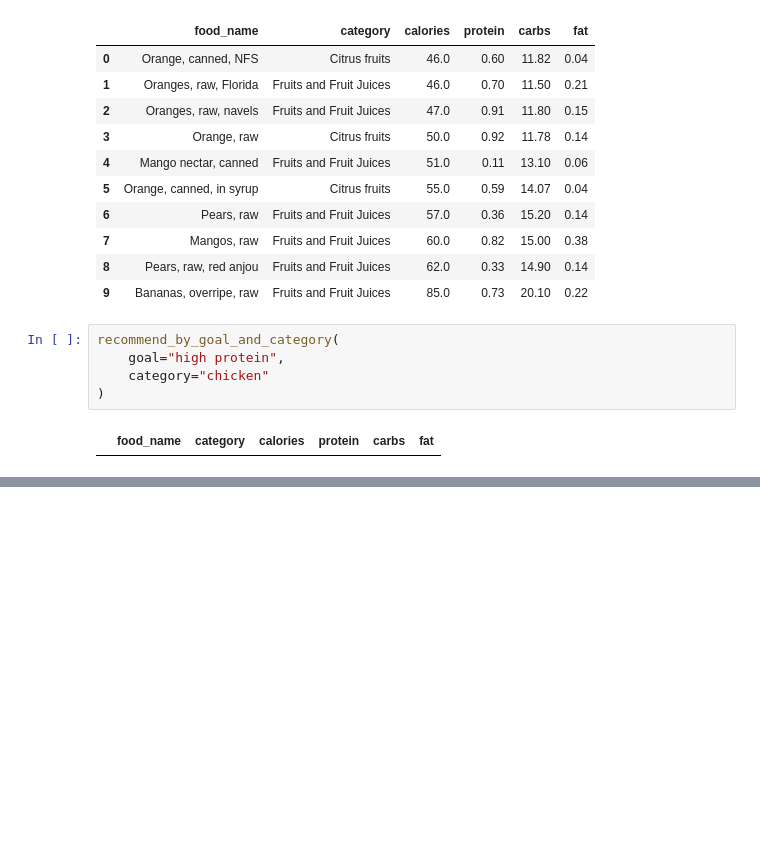
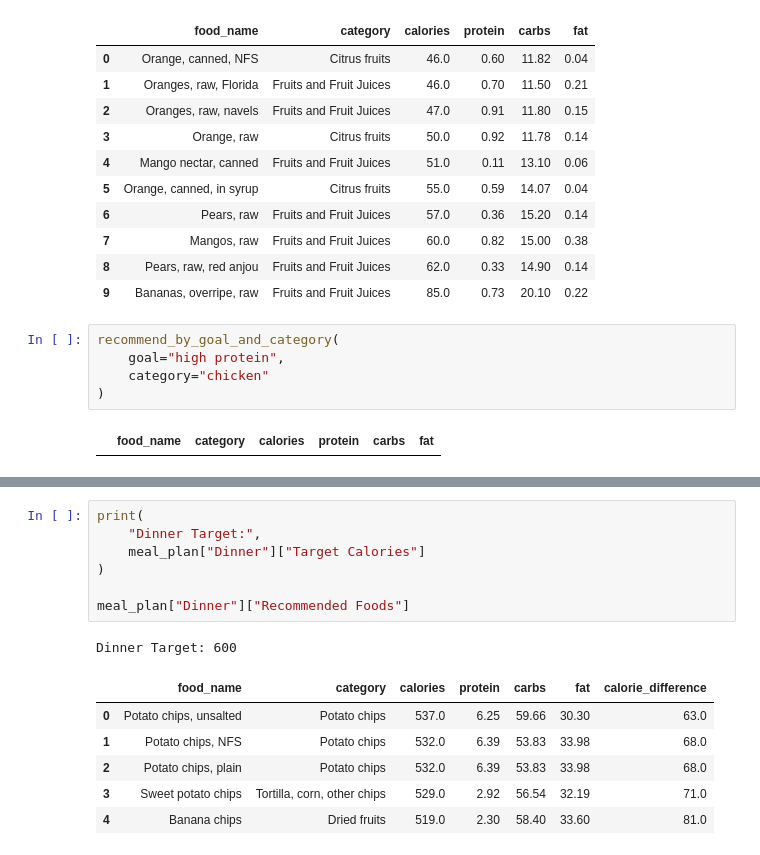
Before and after one commit to Ajitbairwa/Food-Recommendation-Nutrition-System, a Jupyter notebook: Recommendation_System.ipynb, the cells around one changed output, grey strips where cells are left out. Cells and saved outputs as stored; diff of their text form; blank space fills up the shorter version.

```diff
--- a/Recommendation_System.ipynb
+++ b/Recommendation_System.ipynb
@@ -833,0 +1075,15 @@ recommend_by_goal_and_category(
+# %%
+print(
+    "Dinner Target:",
+    meal_plan["Dinner"]["Target Calories"]
+)
+
+meal_plan["Dinner"]["Recommended Foods"]
+# %% [output]
+Dinner Target: 600
+|  | food_name | category | calories | protein | carbs | fat | calorie_difference |
+| 0 | Potato chips, unsalted | Potato chips | 537.0 | 6.25 | 59.66 | 30.30 | 63.0 |
+| 1 | Potato chips, NFS | Potato chips | 532.0 | 6.39 | 53.83 | 33.98 | 68.0 |
+| 2 | Potato chips, plain | Potato chips | 532.0 | 6.39 | 53.83 | 33.98 | 68.0 |
+| 3 | Sweet potato chips | Tortilla, corn, other chips | 529.0 | 2.92 | 56.54 | 32.19 | 71.0 |
+| 4 | Banana chips | Dried fruits | 519.0 | 2.30 | 58.40 | 33.60 | 81.0 |
```
Also changed, not shown: parts of 19 cells of this notebook.
